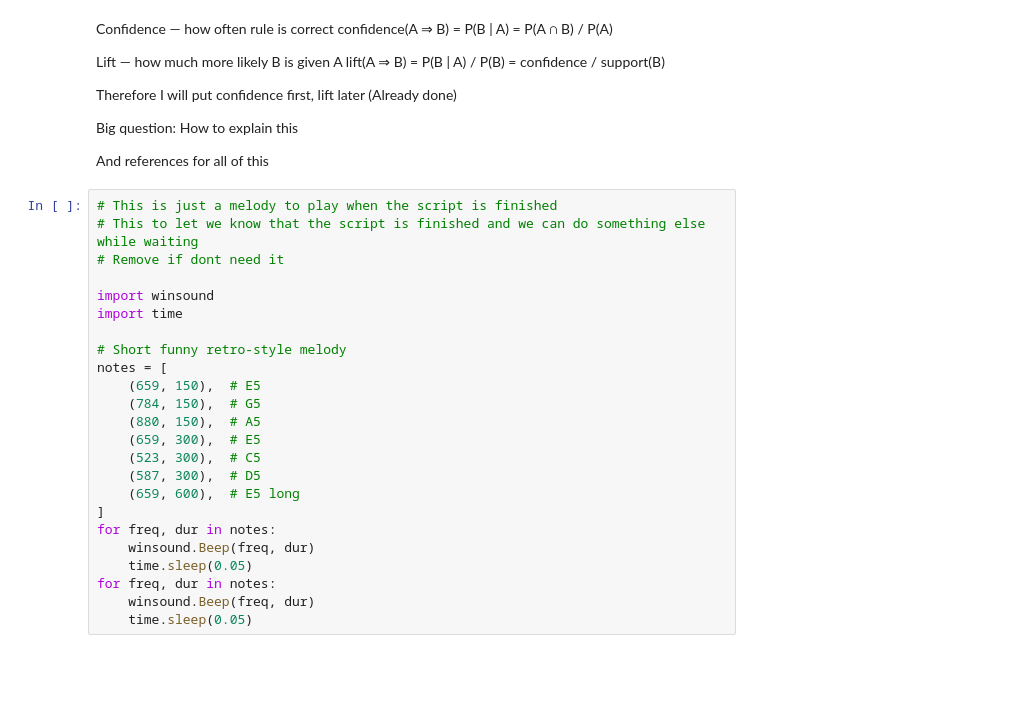
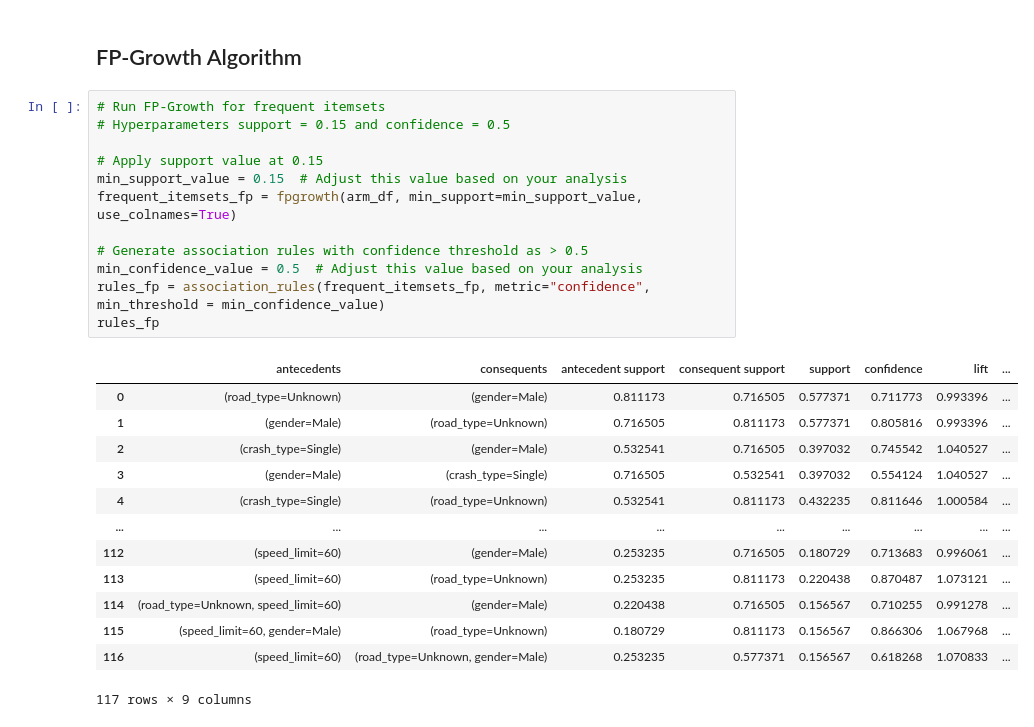
Before and after one commit to cedrusdang/DataWarehouse_project, a Jupyter notebook: Data Mining/data_mining.ipynb, the cells around one changed output. Saved outputs shown, nothing was run; the diff lists cells and outputs as text; blank space fills up the shorter version.

```diff
--- a/Data Mining/data_mining.ipynb
+++ b/Data Mining/data_mining.ipynb
@@ -291,36 +180,28 @@ filtered_sorted_rules
-# %% [markdown]
-Confidence — how often rule is correct
-confidence(A ⇒ B) = P(B | A) = P(A ∩ B) / P(A)
-
-Lift — how much more likely B is given A
-lift(A ⇒ B) = P(B | A) / P(B) = confidence / support(B)
-
-Therefore I will put confidence first, lift later (Already done)
-
-Big question: How to explain this
-
-And references for all of this
-# %%
-# This is just a melody to play when the script is finished
-# This to let we know that the script is finished and we can do something else while waiting
-# Remove if dont need it
-
-import winsound
-import time
-
-# Short funny retro-style melody
-notes = [
-    (659, 150),  # E5
-    (784, 150),  # G5
-    (880, 150),  # A5
-    (659, 300),  # E5
-    (523, 300),  # C5
-    (587, 300),  # D5
-    (659, 600),  # E5 long
-]
-for freq, dur in notes:
-    winsound.Beep(freq, dur)
-    time.sleep(0.05)
-for freq, dur in notes:
-    winsound.Beep(freq, dur)
-    time.sleep(0.05)
+# %% [markdown]
+## FP-Growth Algorithm
+# %%
+# Run FP-Growth for frequent itemsets
+# Hyperparameters support = 0.15 and confidence = 0.5
+
+# Apply support value at 0.15
+min_support_value = 0.15  # Adjust this value based on your analysis
+frequent_itemsets_fp = fpgrowth(arm_df, min_support=min_support_value, use_colnames=True)
+
+# Generate association rules with confidence threshold as > 0.5
+min_confidence_value = 0.5  # Adjust this value based on your analysis
+rules_fp = association_rules(frequent_itemsets_fp, metric="confidence", min_threshold = min_confidence_value)
+rules_fp
+# %% [output]
+|  | antecedents | consequents | antecedent support | consequent support | support | confidence | lift | ... |
+| 0 | (road_type=Unknown) | (gender=Male) | 0.811173 | 0.716505 | 0.577371 | 0.711773 | 0.993396 | ... |
+| 1 | (gender=Male) | (road_type=Unknown) | 0.716505 | 0.811173 | 0.577371 | 0.805816 | 0.993396 | ... |
+| 2 | (crash_type=Single) | (gender=Male) | 0.532541 | 0.716505 | 0.397032 | 0.745542 | 1.040527 | ... |
+| 3 | (gender=Male) | (crash_type=Single) | 0.716505 | 0.532541 | 0.397032 | 0.554124 | 1.040527 | ... |
+| 4 | (crash_type=Single) | (road_type=Unknown) | 0.532541 | 0.811173 | 0.432235 | 0.811646 | 1.000584 | ... |
+| ... | ... | ... | ... | ... | ... | ... | ... | ... |
+| 112 | (speed_limit=60) | (gender=Male) | 0.253235 | 0.716505 | 0.180729 | 0.713683 | 0.996061 | ... |
+| 113 | (speed_limit=60) | (road_type=Unknown) | 0.253235 | 0.811173 | 0.220438 | 0.870487 | 1.073121 | ... |
+| 114 | (road_type=Unknown, speed_limit=60) | (gender=Male) | 0.220438 | 0.716505 | 0.156567 | 0.710255 | 0.991278 | ... |
+| 115 | (speed_limit=60, gender=Male) | (road_type=Unknown) | 0.180729 | 0.811173 | 0.156567 | 0.866306 | 1.067968 | ... |
+| 116 | (speed_limit=60) | (road_type=Unknown, gender=Male) | 0.253235 | 0.577371 | 0.156567 | 0.618268 | 1.070833 | ... |
+117 rows × 9 columns
```
Also changed, not shown: parts of 19 cells of this notebook, 8 other files.
